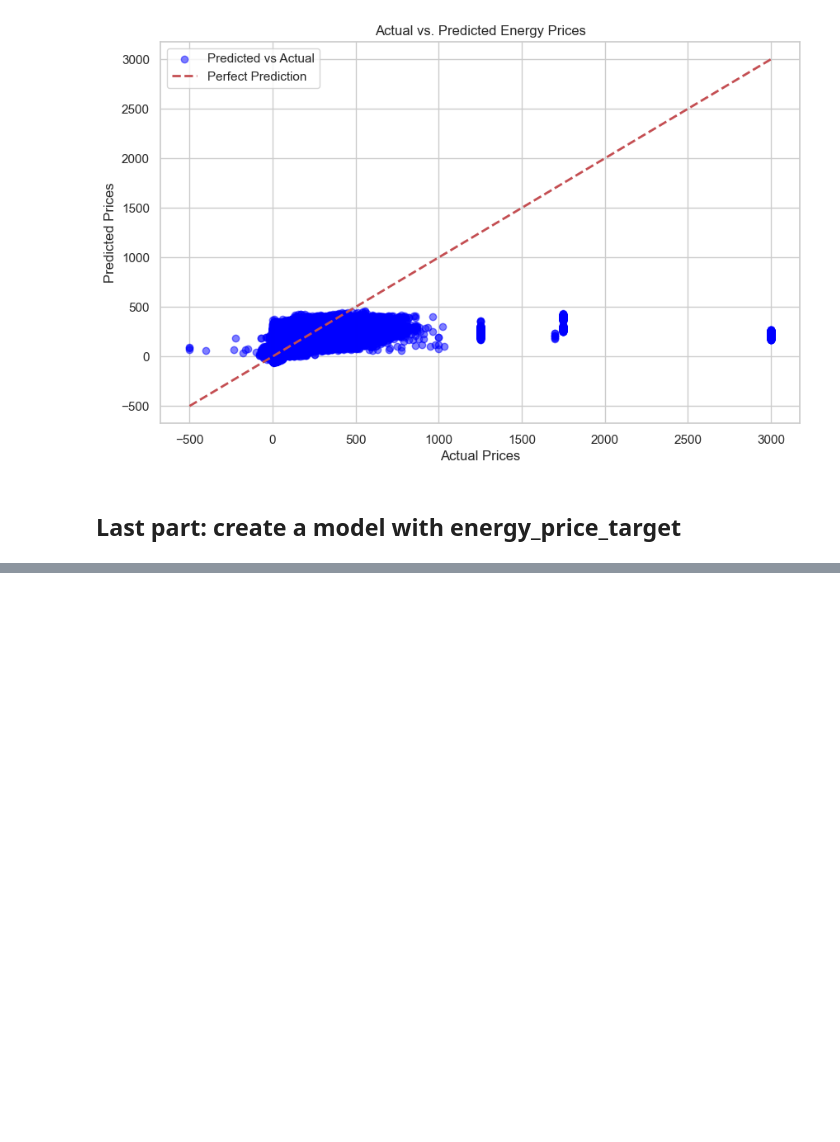
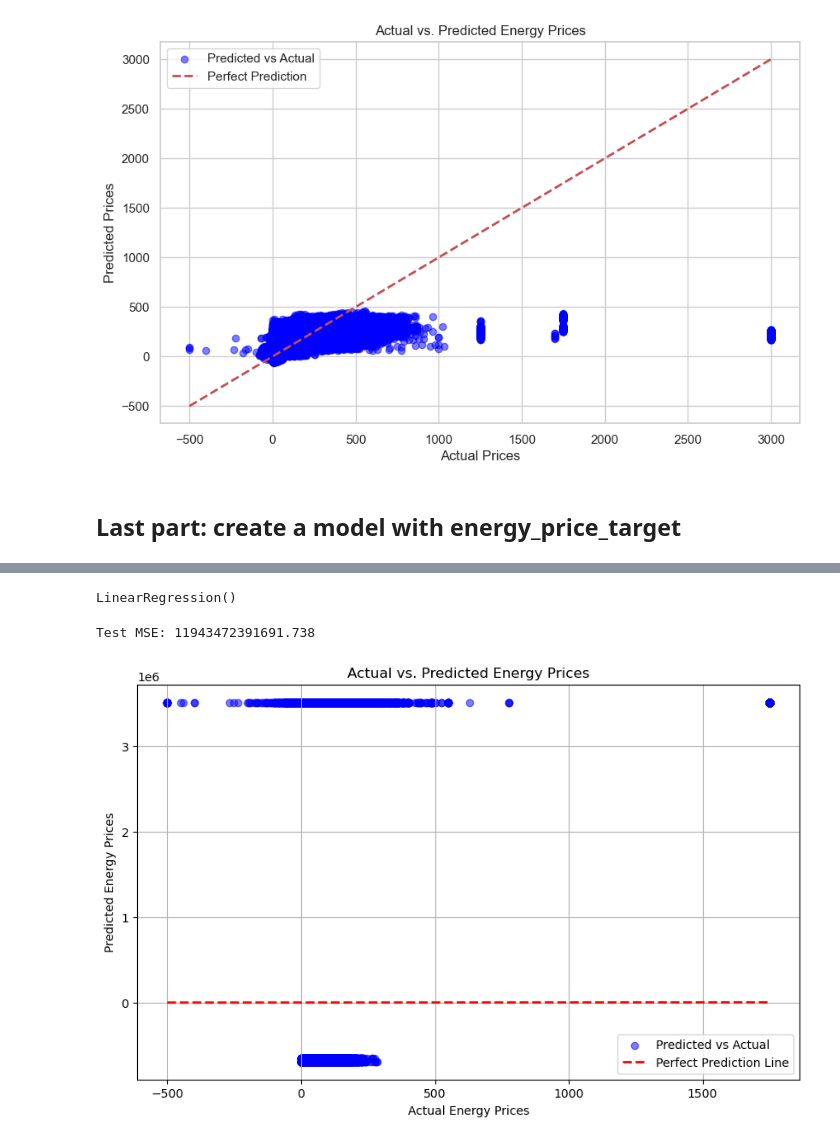
Before and after one commit to hertiemlteam/machine_learning, a Jupyter notebook: modeling_notebook.ipynb, the cells around one changed output, grey strips where cells are left out. Drawn from its saved outputs; the diff is of its cells as text; code cells hidden in the pictures; blank space fills up the shorter version.

```diff
--- a/modeling_notebook.ipynb
+++ b/modeling_notebook.ipynb
@@ -761,0 +887,8 @@ KeyError: 'energy_price_target'
+# %%
+import pandas as pd
+
+# Load the datasets from CSV files
+X_train = pd.read_csv('X_train_shift_year.csv')
+X_test = pd.read_csv('X_test_shift_year.csv')
+y_train = pd.read_csv('y_train_shift_year.csv')
+y_test = pd.read_csv('y_test_shift_year.csv')
@@ -761,0 +903,41 @@ KeyError: 'energy_price_target'
+# %%
+y_train = y_train.iloc[:, 0]
+y_test = y_test.iloc[:, 0]
+# %%
+from sklearn.linear_model import LinearRegression
+
+# Initialize the Linear Regression model
+model = LinearRegression()
+
+# Train the model
+model.fit(X_train, y_train)
+# %% [output]
+LinearRegression()
+# %%
+from sklearn.metrics import mean_squared_error
+
+# Make predictions using the test set
+y_pred = model.predict(X_test)
+
+# Calculate the MSE
+mse = mean_squared_error(y_test, y_pred)
+print(f'Test MSE: {mse}')
+# %% [output]
+Test MSE: 11943472391691.738
+# %%
+import matplotlib.pyplot as plt
+plt.figure(figsize=(10, 6))
+plt.scatter(y_test, y_pred, alpha=0.5, color='blue', label='Predicted vs Actual')
+plt.plot([y_test.min(), y_test.max()], [y_test.min(), y_test.max()], 'r--', lw=2, label='Perfect Prediction Line')
+
+# Adding labels and title to the plot
+plt.xlabel('Actual Energy Prices')
+plt.ylabel('Predicted Energy Prices')
+plt.title('Actual vs. Predicted Energy Prices')
+plt.legend()
+plt.grid(True)
+
+# Show the plot
+plt.show()
+# %% [output]
+[figure, added]
```
Also changed, not shown: parts of 32 cells of this notebook.
